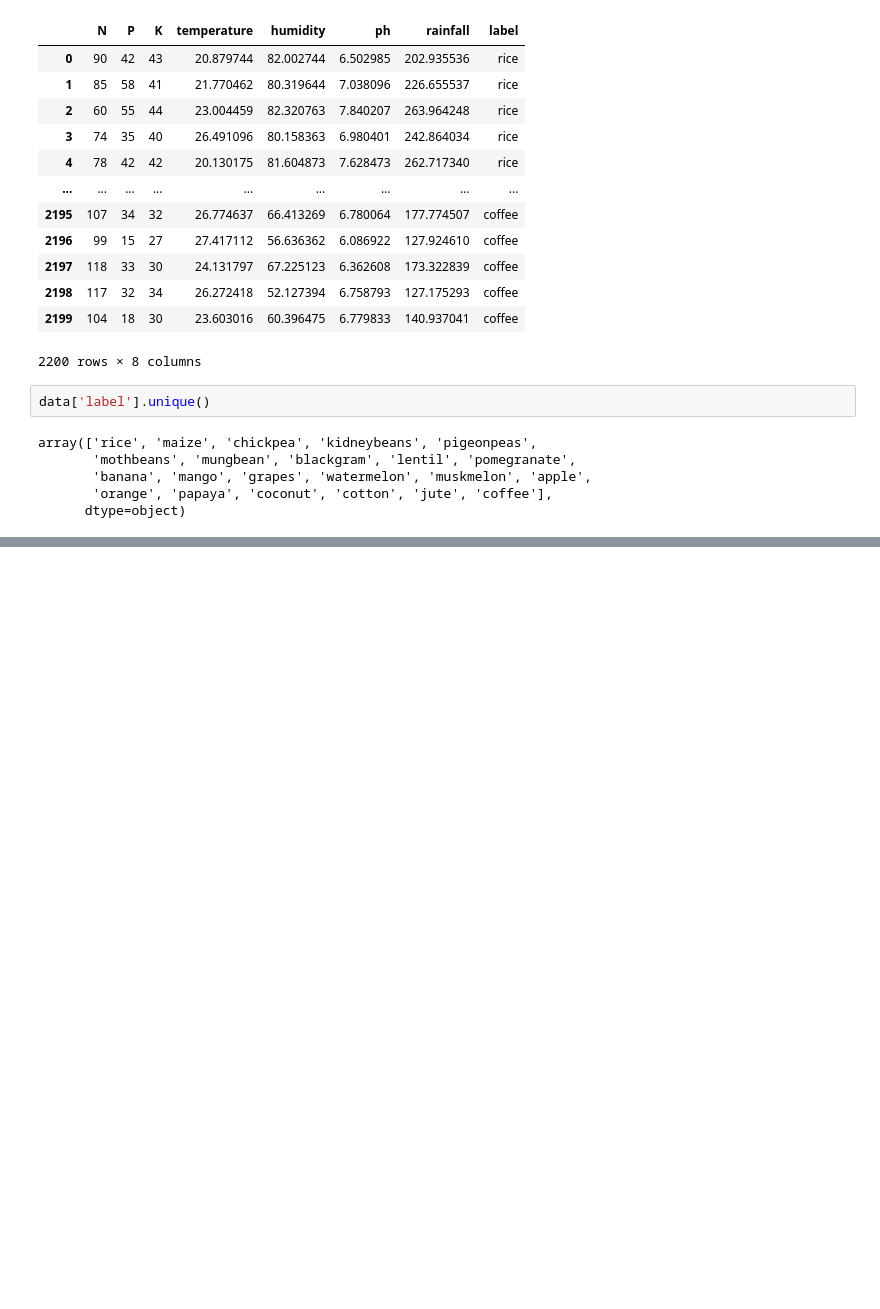
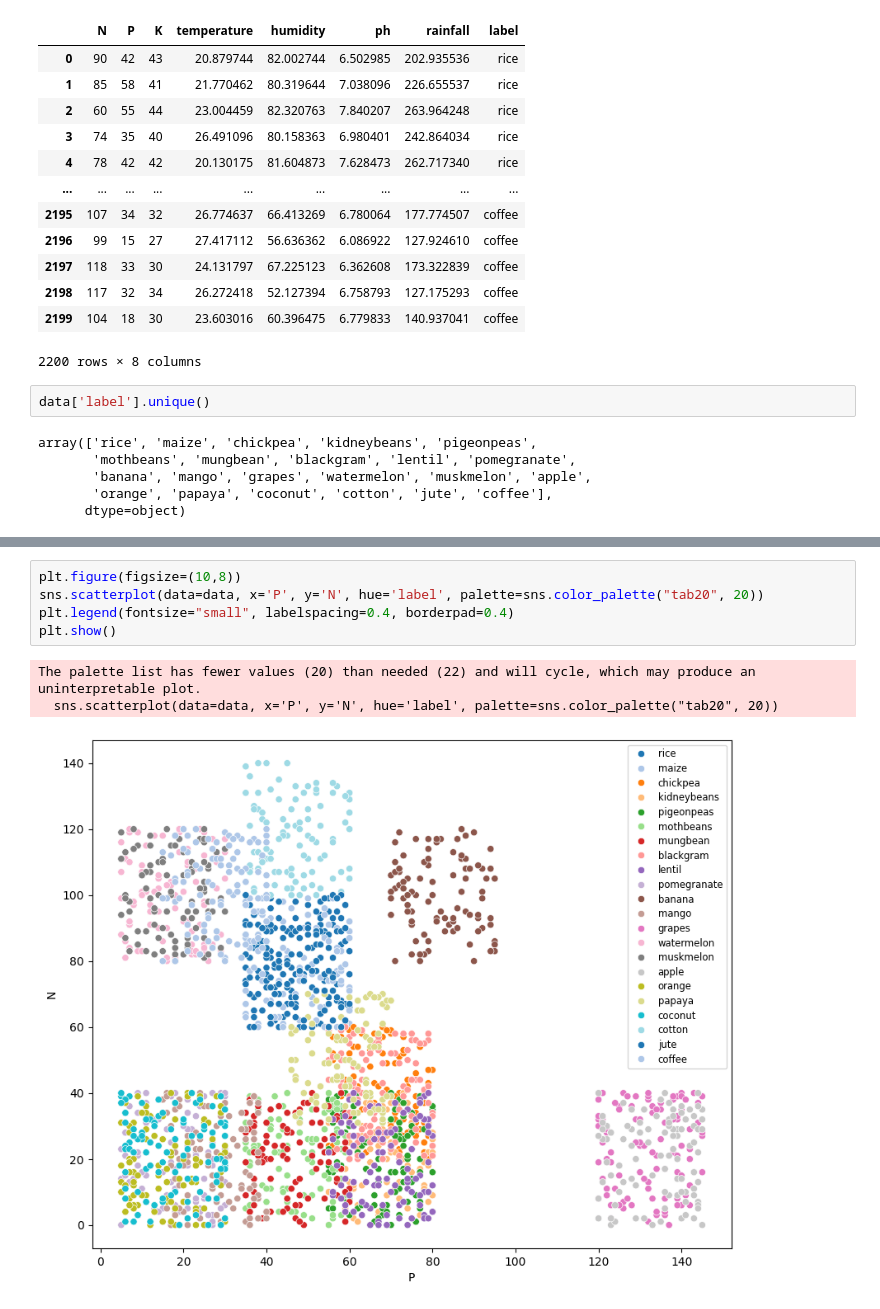
Before and after one commit to fleajrv/proyecto-1-inteligencia-artificial, a Jupyter notebook: EDA_career.ipynb, the cells around one changed output, grey strips where cells are left out. Saved outputs shown, nothing was run; the diff lists cells and outputs as text; blank space fills up the shorter version.

```diff
--- a/EDA_career.ipynb
+++ b/EDA_career.ipynb
@@ -30,0 +84,9 @@ array(['rice', 'maize', 'chickpea', 'kidneybeans', 'pigeonpeas',
+# %%
+plt.figure(figsize=(10,8))
+sns.scatterplot(data=data, x='P', y='N', hue='label', palette=sns.color_palette("tab20", 20))
+plt.legend(fontsize="small", labelspacing=0.4, borderpad=0.4)
+plt.show()
+# %% [output]
+The palette list has fewer values (20) than needed (22) and will cycle, which may produce an uninterpretable plot.
+  sns.scatterplot(data=data, x='P', y='N', hue='label', palette=sns.color_palette("tab20", 20))
+[figure, added]
```
Also changed, not shown: parts of 7 cells of this notebook, 1 other file.
